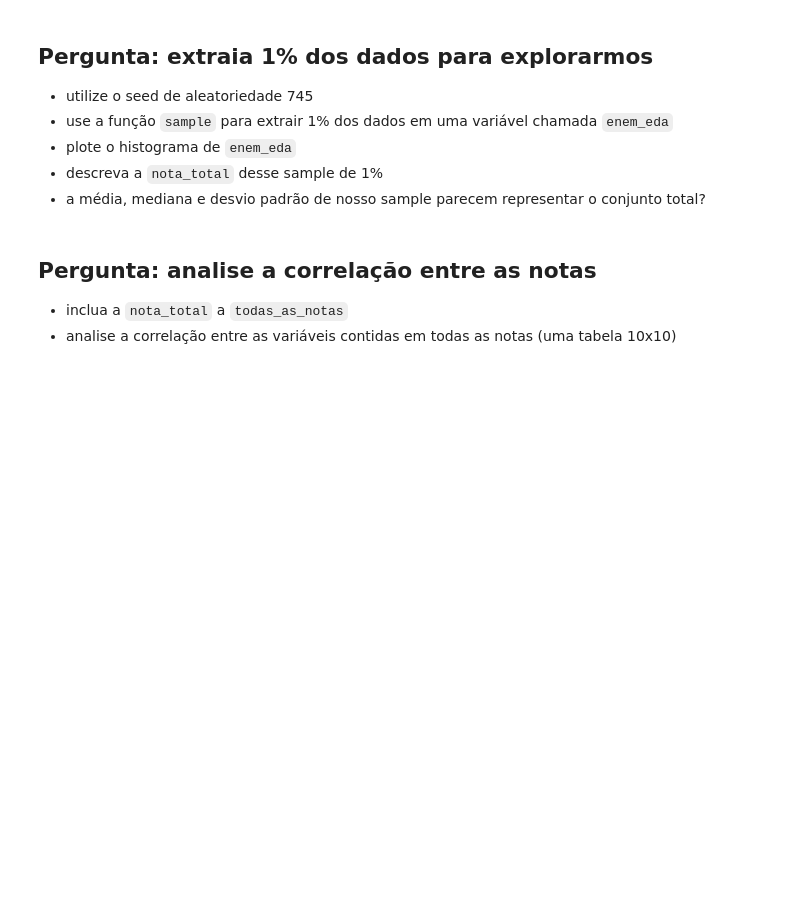
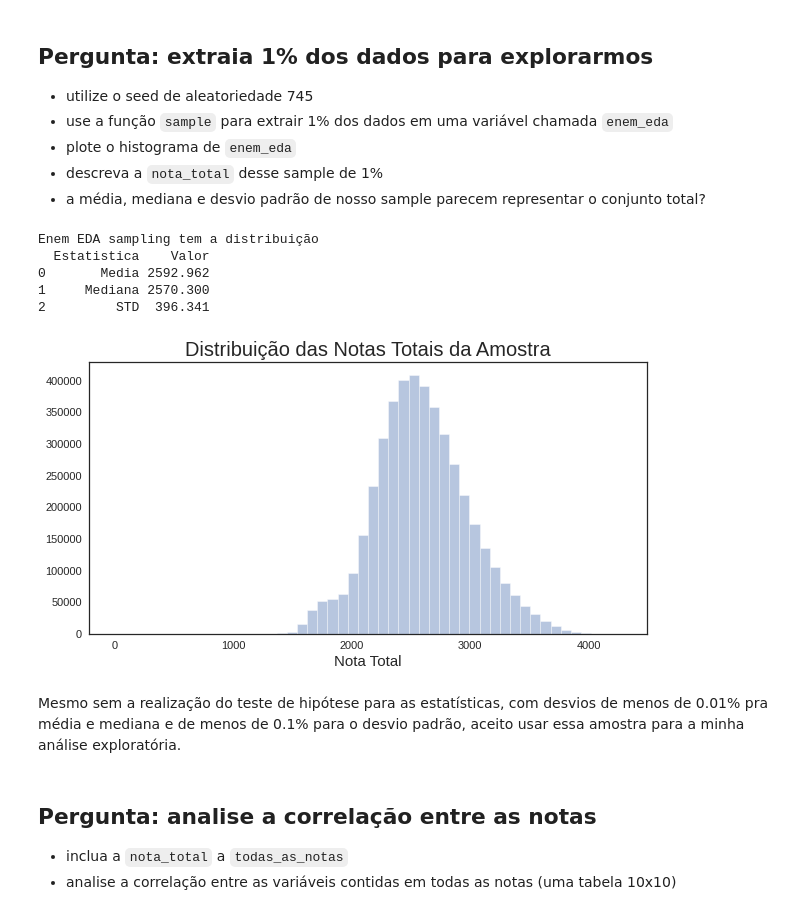
Before and after one commit to LeoFernanndes/notebooks, a Jupyter notebook: Formação Machine Learning - Projeto Alura.ipynb, the cells around one changed output. Cells and saved outputs as stored; diff of their text form; code cells hidden in the pictures; blank space fills up the shorter version.

```diff
--- a/Formação Machine Learning - Projeto Alura.ipynb
+++ b/Formação Machine Learning - Projeto Alura.ipynb
@@ -140,3 +179,34 @@ enem_eda = eda_sample(enem)
+# %%
+# solução sua função de sampling
+
+def eda_sample(enem):
+    seed = 745
+    enem_eda = enem.sample(frac=0.1, random_state=seed)
+
+    print("Enem EDA sampling tem a distribuição")
+    estatistica = ["Media", "Mediana", "STD"]
+    valor = [enem_eda["nota_total"].mean(), enem_eda["nota_total"].median(), enem_eda["nota_total"].std()]
+    estatisticas = pd.DataFrame({"Estatistica": estatistica, "Valor": valor})
+    print(estatisticas, "\n")
+
+    plt.figure(figsize=(10, 5))
+    sns.distplot(enem["nota_total"], kde=False)
+    plt.xlabel("Nota Total", fontsize=15)
+    plt.title("Distribuição das Notas Totais da Amostra", fontsize=20)
+    plt.show()
+
+    return enem_eda
+
+enem_eda = eda_sample(enem)
+# %% [output]
+Enem EDA sampling tem a distribuição
+  Estatistica    Valor
+0       Media 2592.962
+1     Mediana 2570.300
+2         STD  396.341
+[figure, added]
+# %% [markdown]
+Mesmo sem a realização do teste de hipótese para as estatísticas, com desvios de menos de 0.01% pra média e mediana e de menos de 0.1% para o desvio padrão, aceito usar essa amostra para a minha análise exploratória.
 # %% [markdown]
 ## Pergunta: analise a correlação entre as notas
 
```
Also changed, not shown: parts of 65 cells of this notebook.
